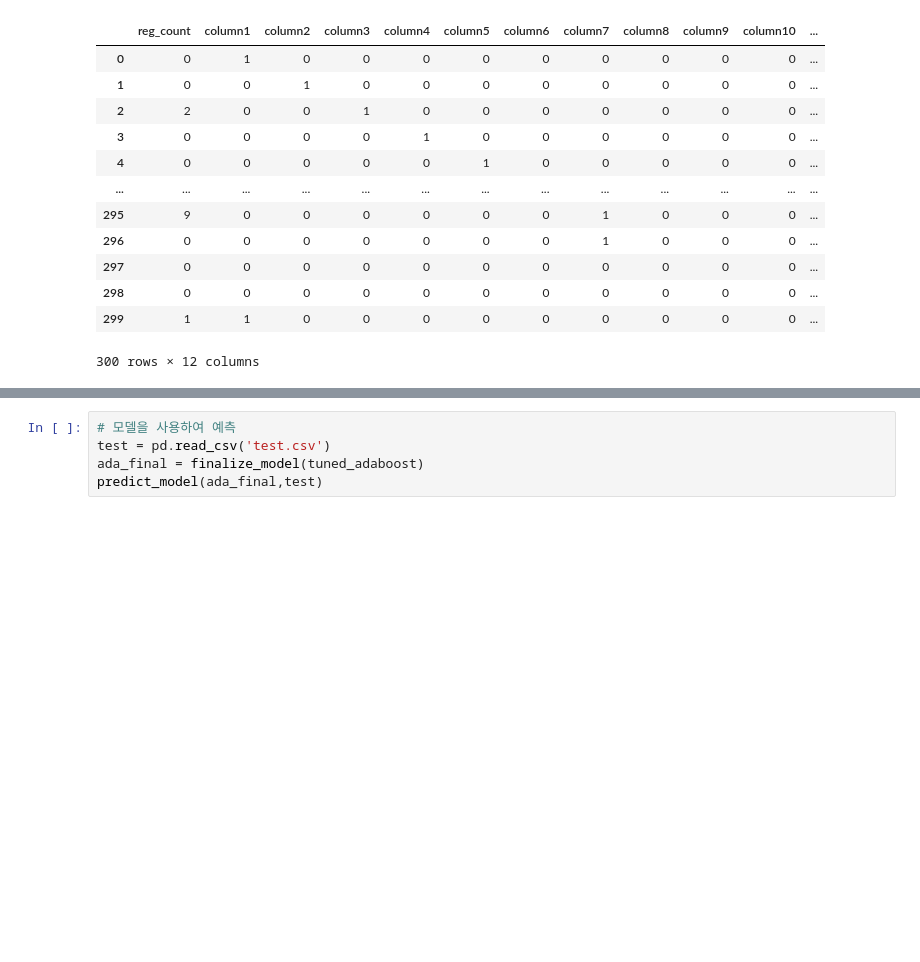
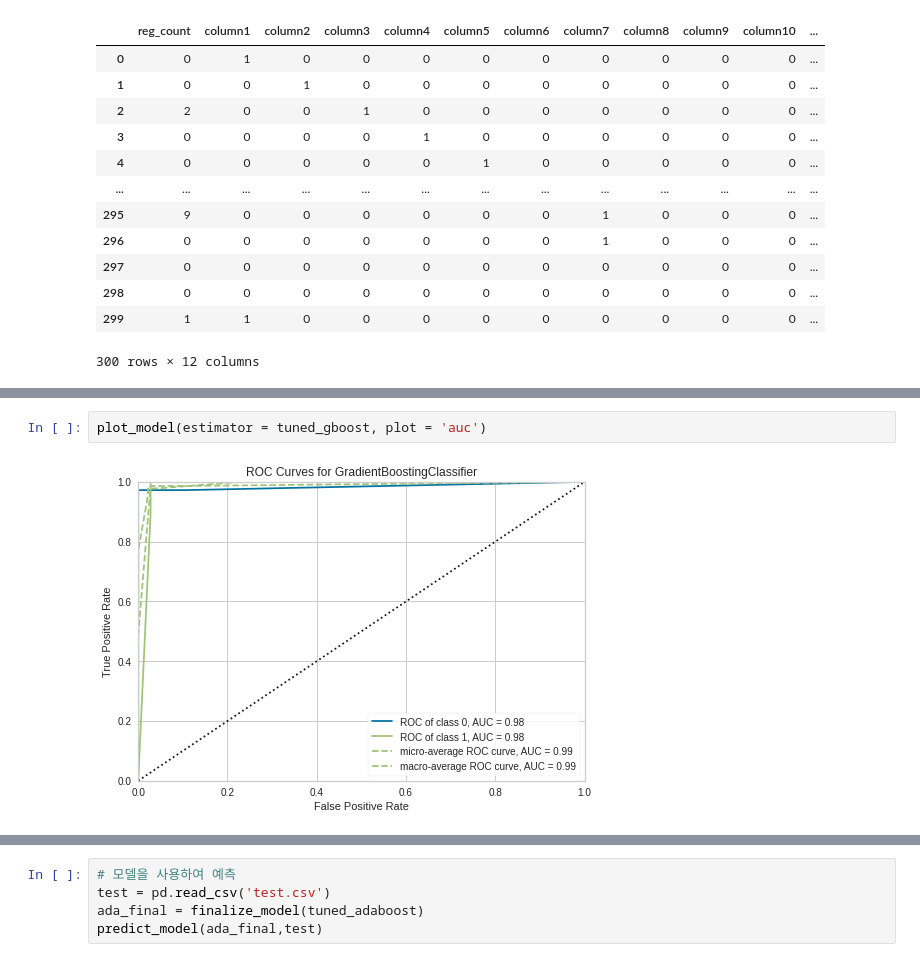
Before and after one commit to kbj804/xedm_pid_server, a Jupyter notebook: api-mlserver/sources/data/train/pycaret.ipynb, the cells around one changed output, grey strips where cells are left out. Drawn from its saved outputs; the diff is of its cells as text; blank space fills up the shorter version.

```diff
--- a/api-mlserver/sources/data/train/pycaret.ipynb
+++ b/api-mlserver/sources/data/train/pycaret.ipynb
@@ -76,3 +126,7 @@ plot_model(estimator = tuned_adaboost, plot = 'confusion_matrix')
+# %%
+plot_model(estimator = tuned_gboost, plot = 'auc')
+# %% [output]
+[figure, added]
 # %%
 # Feature Importance 확인
 # 당연히 reg_count가 높을 수 밖에 없음
```
Also changed, not shown: parts of 8 cells of this notebook.
